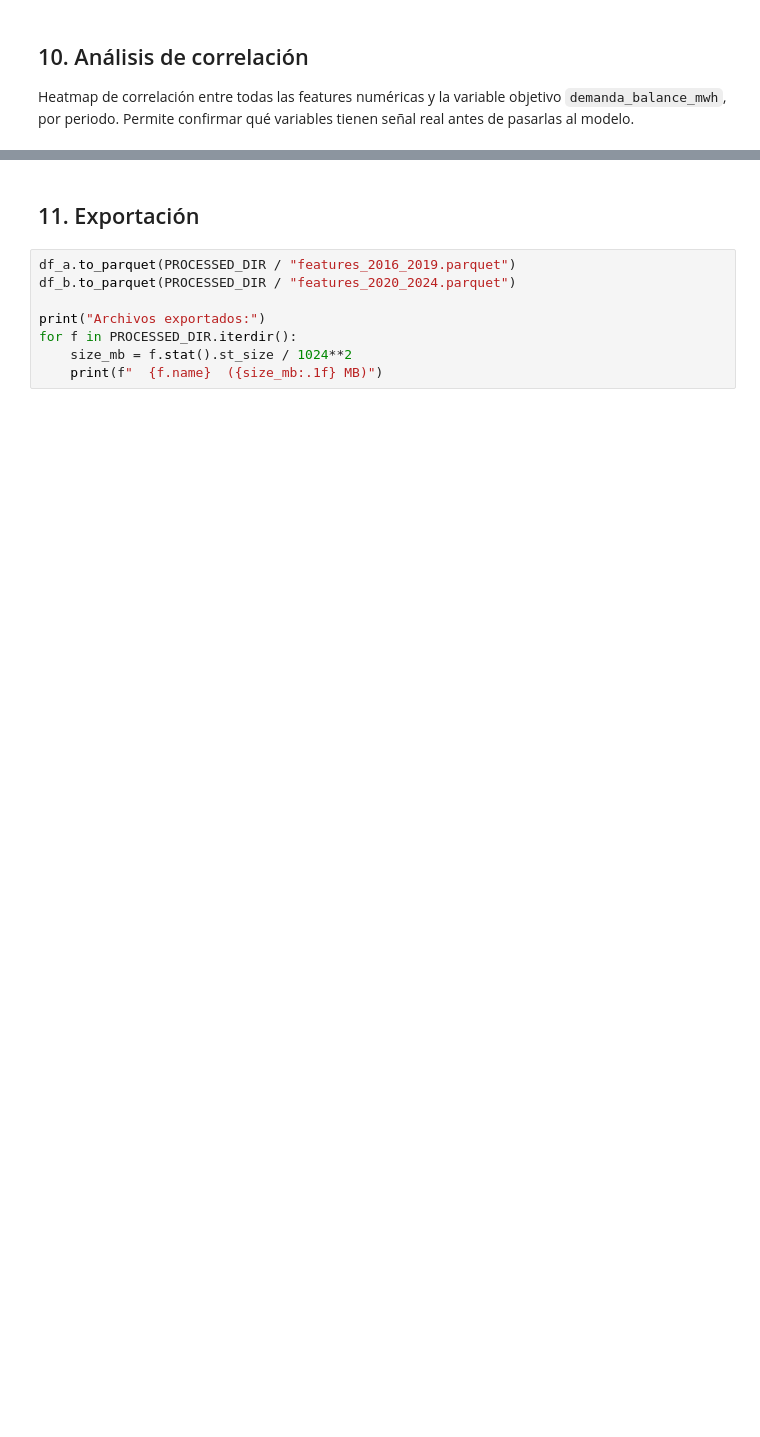
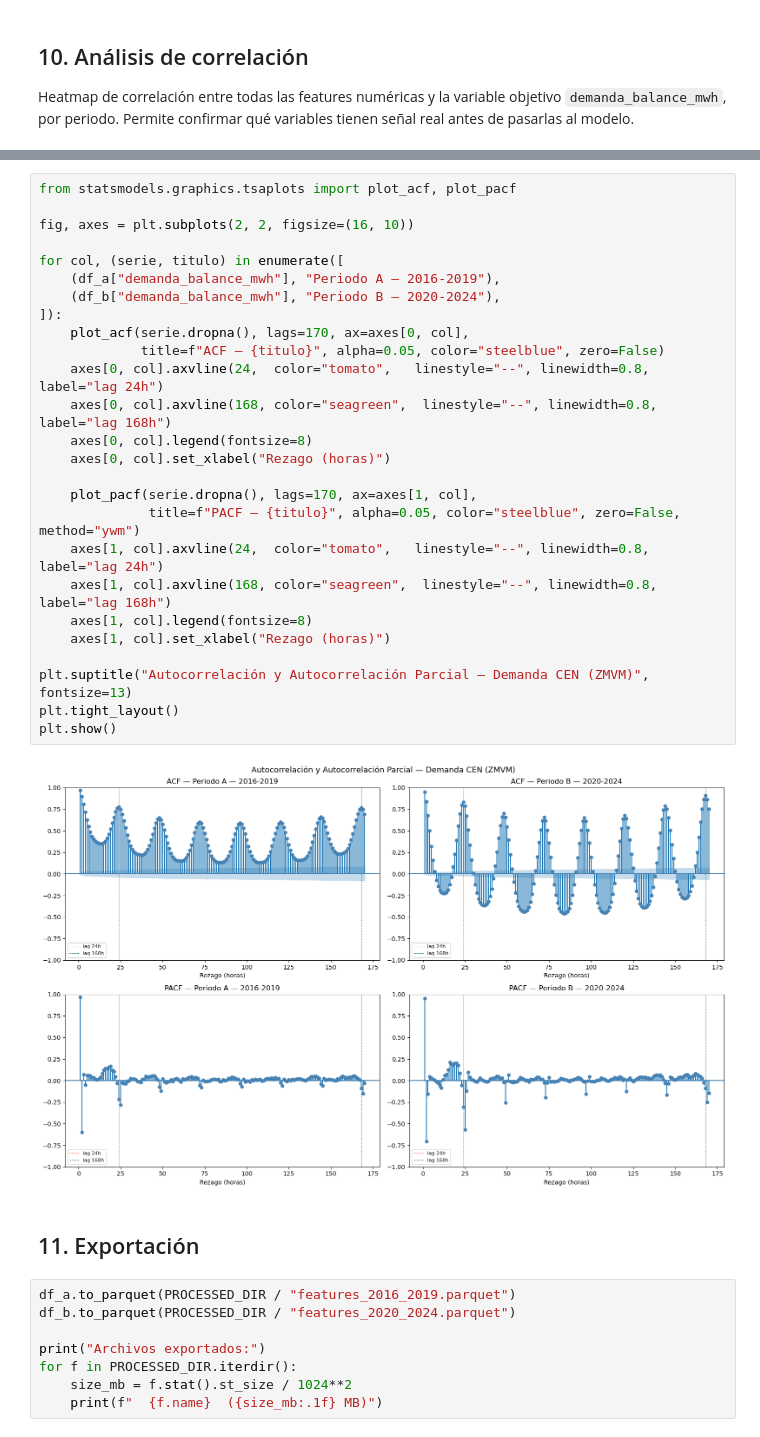
Before and after one commit to gonza98kg/zmvm-energy-demand-prediction, a Jupyter notebook: notebooks/02_features.ipynb, the cells around one changed output, grey strips where cells are left out. Saved outputs shown, nothing was run; the diff lists cells and outputs as text; blank space fills up the shorter version.

```diff
--- a/notebooks/02_features.ipynb
+++ b/notebooks/02_features.ipynb
@@ -229,3 +313,31 @@ plt.show()
+# %%
+from statsmodels.graphics.tsaplots import plot_acf, plot_pacf
+
+fig, axes = plt.subplots(2, 2, figsize=(16, 10))
+
+for col, (serie, titulo) in enumerate([
+    (df_a["demanda_balance_mwh"], "Periodo A — 2016-2019"),
+    (df_b["demanda_balance_mwh"], "Periodo B — 2020-2024"),
+]):
+    plot_acf(serie.dropna(), lags=170, ax=axes[0, col],
+             title=f"ACF — {titulo}", alpha=0.05, color="steelblue", zero=False)
+    axes[0, col].axvline(24,  color="tomato",   linestyle="--", linewidth=0.8, label="lag 24h")
+    axes[0, col].axvline(168, color="seagreen",  linestyle="--", linewidth=0.8, label="lag 168h")
+    axes[0, col].legend(fontsize=8)
+    axes[0, col].set_xlabel("Rezago (horas)")
+
+    plot_pacf(serie.dropna(), lags=170, ax=axes[1, col],
+              title=f"PACF — {titulo}", alpha=0.05, color="steelblue", zero=False, method="ywm")
+    axes[1, col].axvline(24,  color="tomato",   linestyle="--", linewidth=0.8, label="lag 24h")
+    axes[1, col].axvline(168, color="seagreen",  linestyle="--", linewidth=0.8, label="lag 168h")
+    axes[1, col].legend(fontsize=8)
+    axes[1, col].set_xlabel("Rezago (horas)")
+
+plt.suptitle("Autocorrelación y Autocorrelación Parcial — Demanda CEN (ZMVM)", fontsize=13)
+plt.tight_layout()
+plt.show()
+# %% [output]
+[figure, added]
 # %% [markdown]
 ## 11. Exportación
 # %%
```
Also changed, not shown: parts of 12 cells of this notebook, 5 other files.
